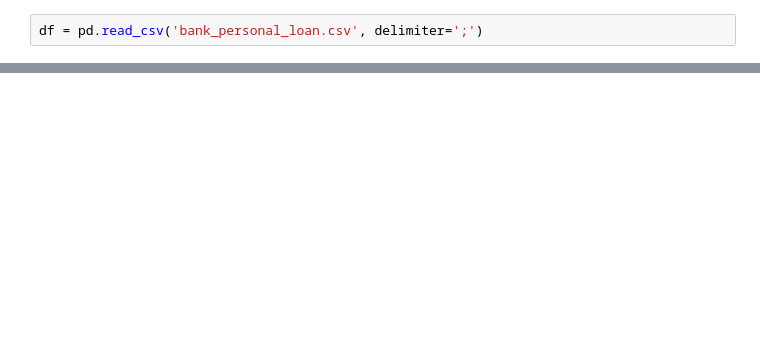
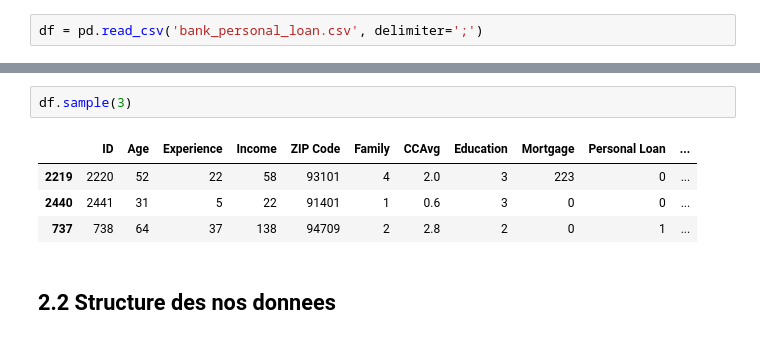
Before and after one commit to ImadElMaftouhi/Projet_dataMining, a Jupyter notebook: clustering.ipynb, the cells around one changed output, grey strips where cells are left out. Drawn from its saved outputs; the diff is of its cells as text; blank space fills up the shorter version.

```diff
--- a/clustering.ipynb
+++ b/clustering.ipynb
@@ -44,0 +100,9 @@ CreditCard	Does the customer use a credit card issued by UniversalBank?
+# %%
+df.sample(3)
+# %% [output]
+|  | ID | Age | Experience | Income | ZIP Code | Family | CCAvg | Education | Mortgage | Personal Loan | ... |
+| 2219 | 2220 | 52 | 22 | 58 | 93101 | 4 | 2.0 | 3 | 223 | 0 | ... |
+| 2440 | 2441 | 31 | 5 | 22 | 91401 | 1 | 0.6 | 3 | 0 | 0 | ... |
+| 737 | 738 | 64 | 37 | 138 | 94709 | 2 | 2.8 | 2 | 0 | 1 | ... |
+# %% [markdown]
+## 2.2 Structure des nos donnees
```
Also changed, not shown: parts of 35 cells of this notebook.
